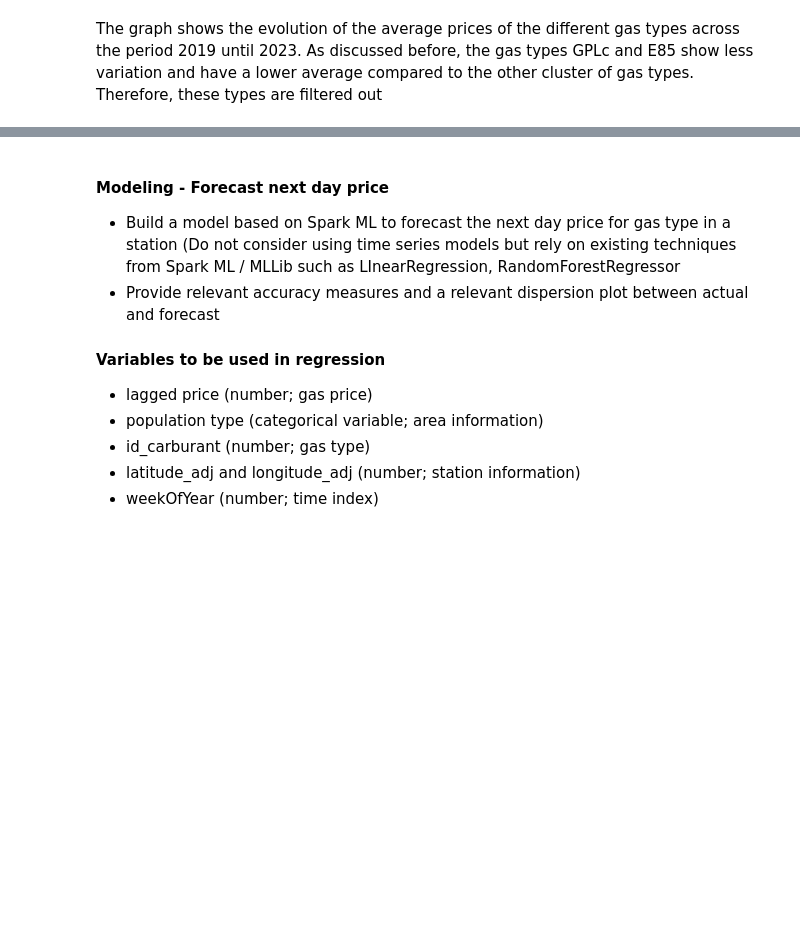
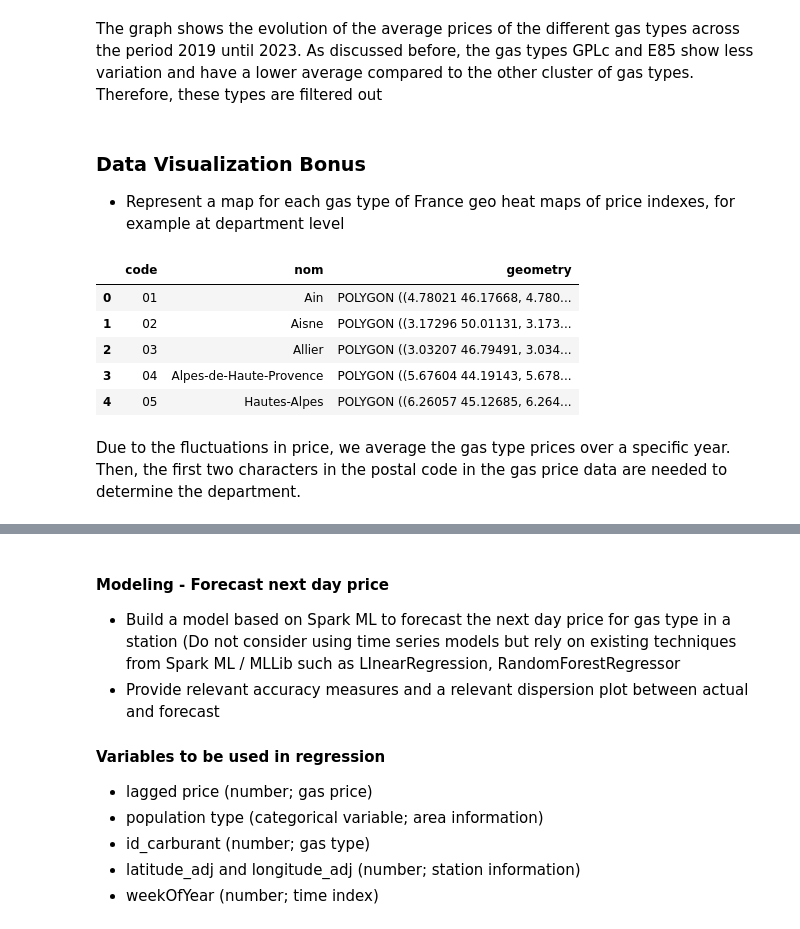
Before and after one commit to Gogonemnem/ensai-assignments, a Jupyter notebook: Gas Prices Project.ipynb, the cells around one changed output, grey strips where cells are left out. Drawn from its saved outputs; the diff is of its cells as text; code cells hidden in the pictures; blank space fills up the shorter version.

```diff
--- a/Project_Gonem.ipynb
+++ b/Gas Prices Project.ipynb
@@ -350,3 +333,18 @@ plt.show()
 [figure]
 # %% [markdown]
 The graph shows the evolution of the average prices of the different gas types across the period 2019 until 2023. As discussed before, the gas types GPLc and E85 show less variation and have a lower average compared to the other cluster of gas types. Therefore, these types are filtered out
+# %% [markdown]
+### Data Visualization Bonus
+* Represent a map for each gas type of France geo heat maps of price indexes, for example at department level
+# %%
+gdf = gpd.read_file('departements.geojson')
+gdf.head(5)
+# %% [output]
+|  | code | nom | geometry |
+| 0 | 01 | Ain | POLYGON ((4.78021 46.17668, 4.780... |
+| 1 | 02 | Aisne | POLYGON ((3.17296 50.01131, 3.173... |
+| 2 | 03 | Allier | POLYGON ((3.03207 46.79491, 3.034... |
+| 3 | 04 | Alpes-de-Haute-Provence | POLYGON ((5.67604 44.19143, 5.678... |
+| 4 | 05 | Hautes-Alpes | POLYGON ((6.26057 45.12685, 6.264... |
+# %% [markdown]
+Due to the fluctuations in price, we average the gas type prices over a specific year. Then, the first two characters in the postal code in the gas price data are needed to determine the department.
```
Also changed, not shown: parts of 19 cells of this notebook, 3 other files.
